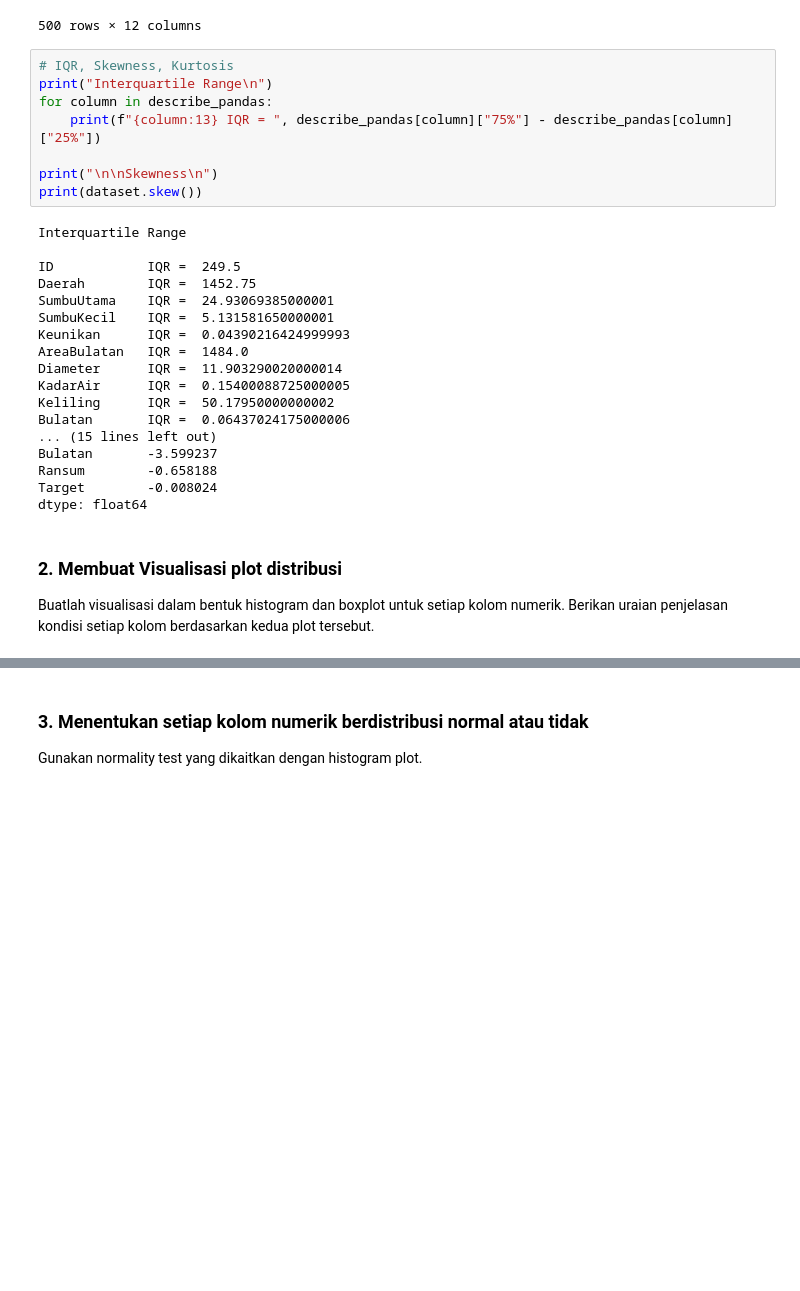
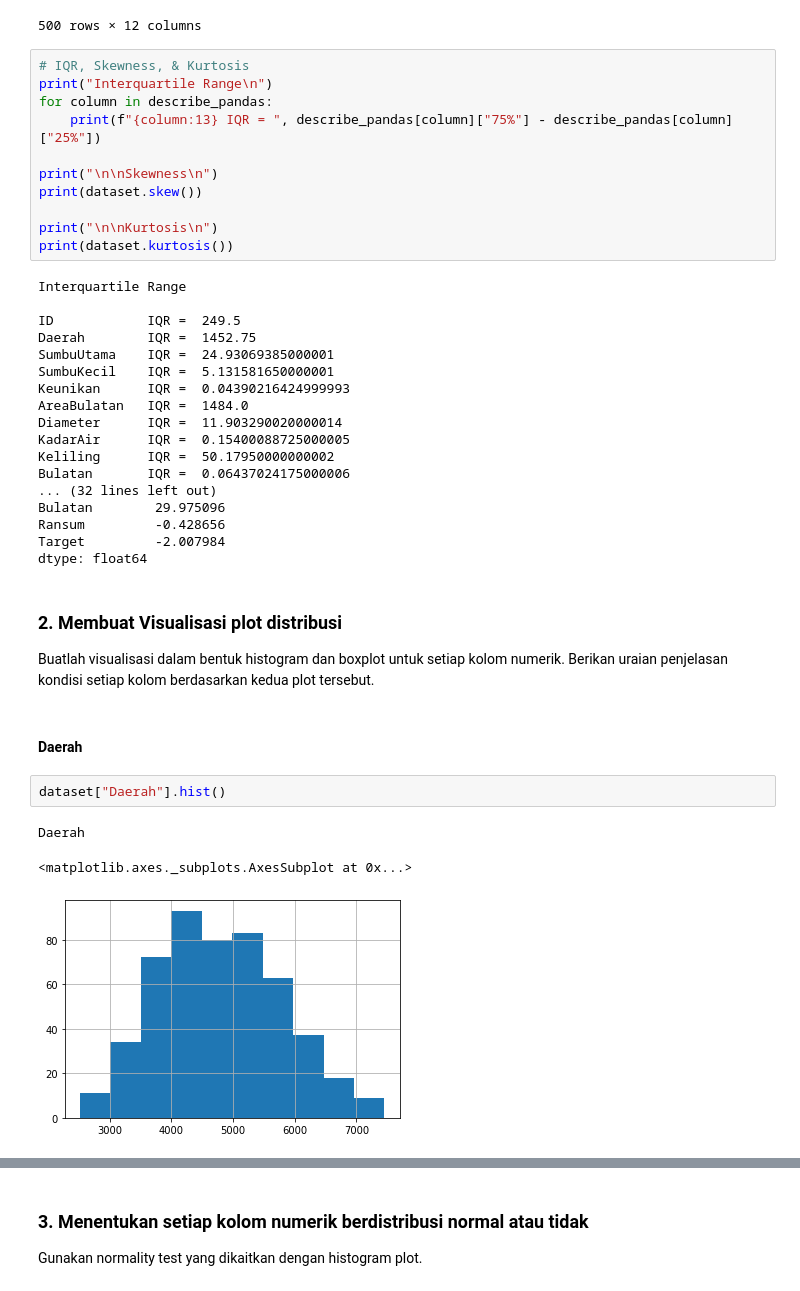
Before and after one commit to Lock1/IF2220-Probstat, a Jupyter notebook: TubesProbstat.ipynb, the cells around one changed output, grey strips where cells are left out. Cells and saved outputs as stored; diff of their text form; blank space fills up the shorter version.

Commit message:
Penambahan plot pada soal 2
Penambahan histogram dan boxplot untuk setiap kolom

```diff
--- a/TubesProbstat.ipynb
+++ b/TubesProbstat.ipynb
@@ -101,13 +102,16 @@ Mode
 | 499 | 500 | NaN | 227.928583 | 68.977700 | 0.914001 | NaN | NaN | NaN | 488.837 | ... |
 500 rows × 12 columns
 # %%
-# IQR, Skewness, Kurtosis
+# IQR, Skewness, & Kurtosis
 print("Interquartile Range\n")
 for column in describe_pandas:
     print(f"{column:13} IQR = ", describe_pandas[column]["75%"] - describe_pandas[column]["25%"])
 
 print("\n\nSkewness\n")
 print(dataset.skew())
+
+print("\n\nKurtosis\n")
+print(dataset.kurtosis())
 # %% [output]
 Interquartile Range
 
@@ -121,13 +125,21 @@ Diameter      IQR =  11.903290020000014
 KadarAir      IQR =  0.15400088725000005
 Keliling      IQR =  50.17950000000002
 Bulatan       IQR =  0.06437024175000006
-... (15 lines left out)
-Bulatan       -3.599237
-Ransum        -0.658188
-Target        -0.008024
+... (32 lines left out)
+Bulatan        29.975096
+Ransum         -0.428656
+Target         -2.007984
 dtype: float64
 # %% [markdown]
 ### 2. Membuat Visualisasi plot distribusi
 Buatlah visualisasi dalam bentuk histogram dan boxplot untuk setiap
 kolom numerik. Berikan uraian penjelasan kondisi setiap kolom berdasarkan kedua plot
 tersebut.
+# %% [markdown]
+#### Daerah
+# %%
+dataset["Daerah"].hist()
+# %% [output]
+Daerah
+<matplotlib.axes._subplots.AxesSubplot at 0x...>
+[figure, added]
```
Also changed, not shown: parts of 30 cells of this notebook.
